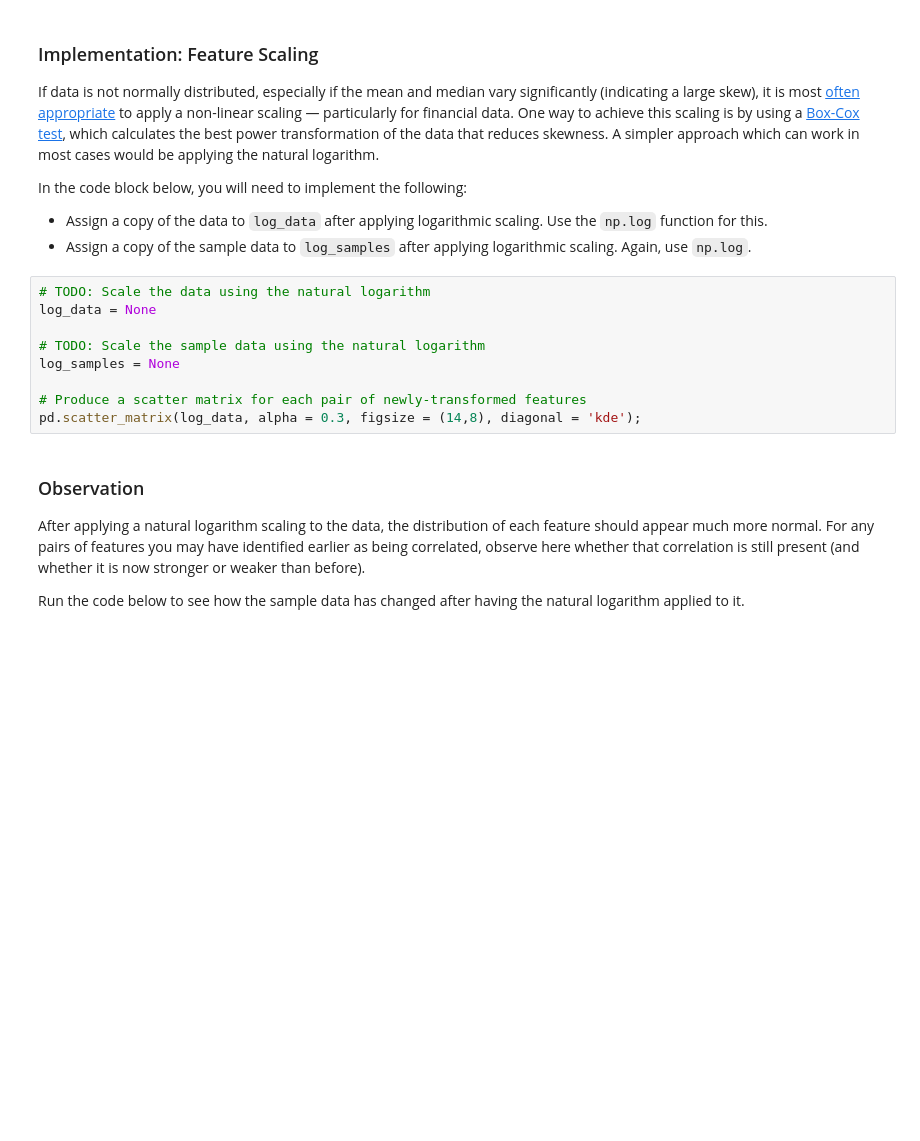
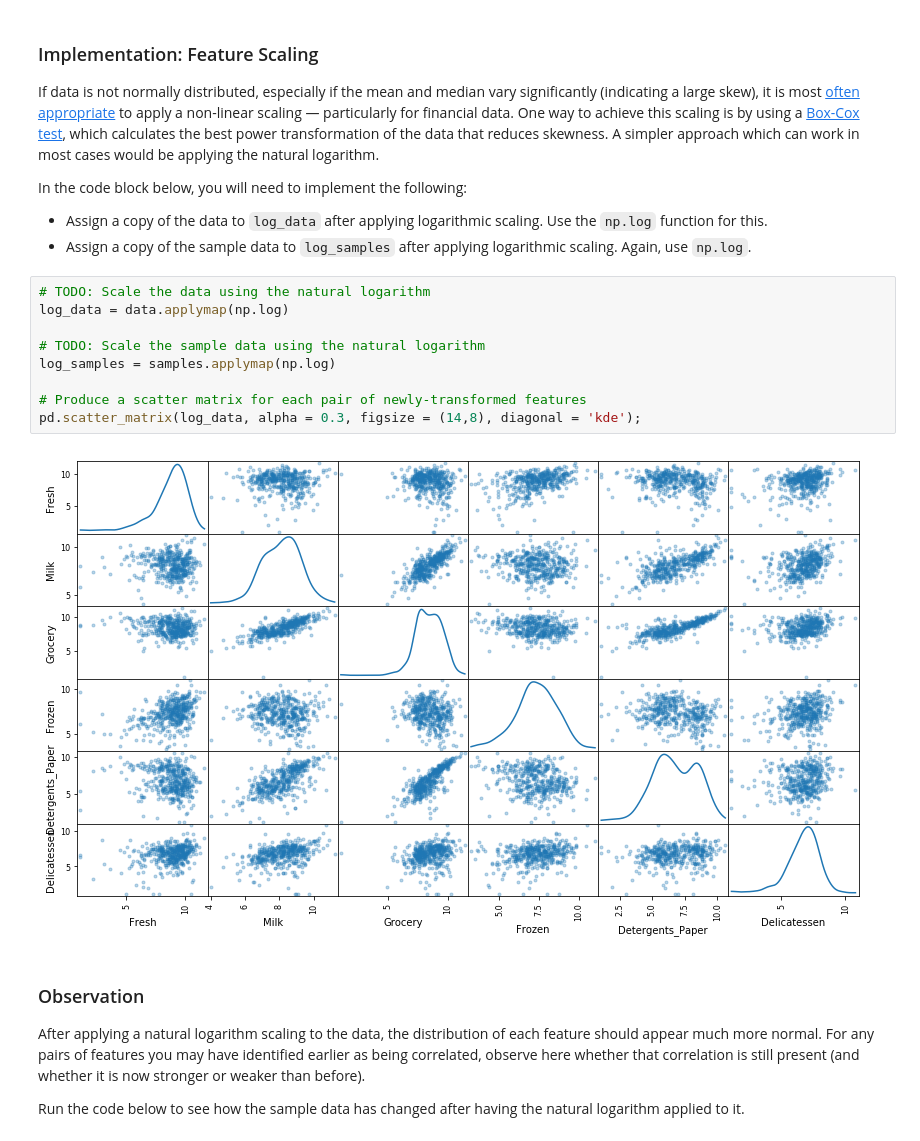
Before and after one commit to ncondo/machine-learning, a Jupyter notebook: projects/customer_segments/customer_segments.ipynb, the cells around one changed output. Saved outputs shown, nothing was run; the diff lists cells and outputs as text; blank space fills up the shorter version.

Commit message:
Complete data preprocessing

```diff
--- a/projects/customer_segments/customer_segments.ipynb
+++ b/projects/customer_segments/customer_segments.ipynb
@@ -146,13 +146,15 @@ In the code block below, you will need to implement the following:
  - Assign a copy of the sample data to `log_samples` after applying logarithmic scaling. Again, use `np.log`.
 # %%
 # TODO: Scale the data using the natural logarithm
-log_data = None
+log_data = data.applymap(np.log)
 
 # TODO: Scale the sample data using the natural logarithm
-log_samples = None
+log_samples = samples.applymap(np.log)
 
 # Produce a scatter matrix for each pair of newly-transformed features
 pd.scatter_matrix(log_data, alpha = 0.3, figsize = (14,8), diagonal = 'kde');
+# %% [output]
+[figure, added]
 # %% [markdown]
 ### Observation
 After applying a natural logarithm scaling to the data, the distribution of each feature should appear much more normal. For any pairs of features you may have identified earlier as being correlated, observe here whether that correlation is still present (and whether it is now stronger or weaker than before).
```
Also changed, not shown: parts of 4 cells of this notebook.
